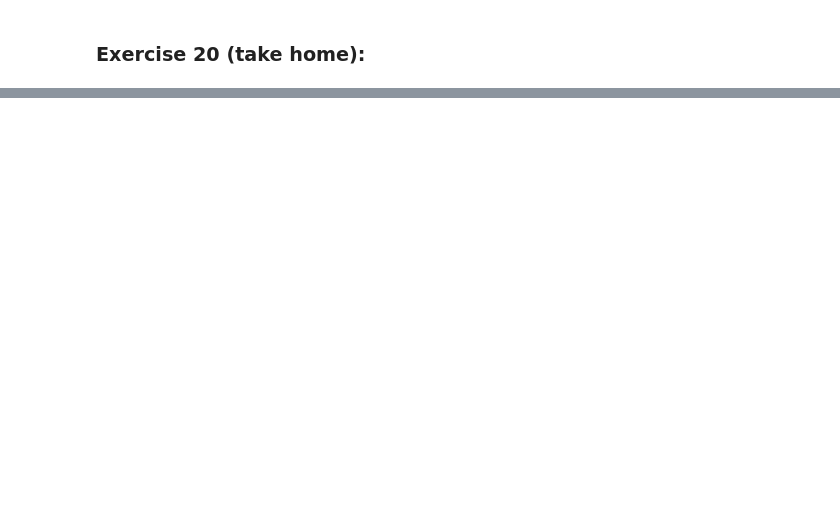
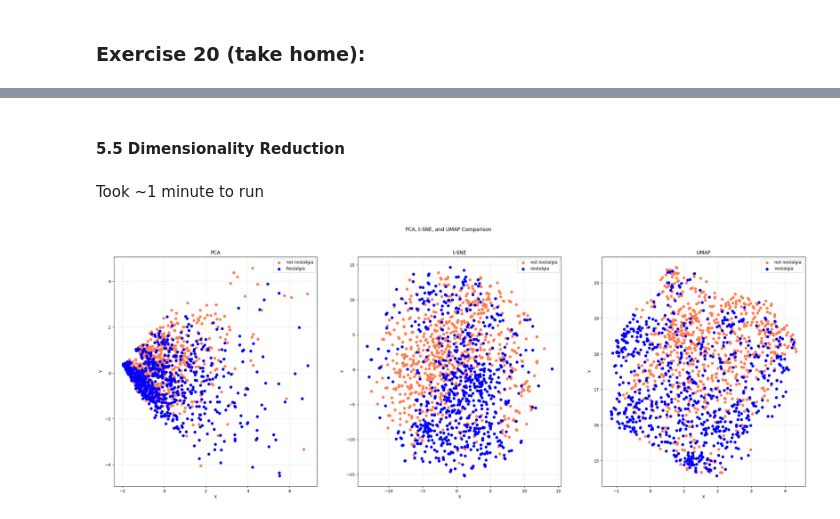
Before and after one commit to ryonaya/DM2024-Lab1-Homework, a Jupyter notebook: DM2024-Lab1-Homework.ipynb, the cells around one changed output, grey strips where cells are left out. Cells and saved outputs as stored; diff of their text form; code cells hidden in the pictures; blank space fills up the shorter version.

```diff
--- a/DM2024-Lab1-Homework.ipynb
+++ b/DM2024-Lab1-Homework.ipynb
@@ -378,0 +608,10 @@ X[0:9]
+# %%
+from PAMI.extras.DF2DB import DenseFormatDF as db
+# Loop through the dictionary of term-document DataFrames
+for category in term_document_dfs:
+    # Replace dots with underscores in the category name to avoid errors in the file creation
+    category_safe = category.replace('.', '_')
+
+    # Create the DenseFormatDF object and convert to a transactional database
+    obj = db.DenseFormatDF(term_document_dfs[category])
+    obj.convert2TransactionalDatabase(f'td_freq_db_{category_safe}.csv', '>=', 1)
@@ -378,0 +650,41 @@ X[0:9]
+# %% [markdown]
+#### 5.5 Dimensionality Reduction
+# %% [markdown]
+Took ~1 minute to run
+# %%
+from sklearn.decomposition import PCA
+from sklearn.manifold import TSNE
+import umap
+
+new_X_pca_tdm = PCA(n_components=2).fit_transform(new_tdm_df.values)
+new_X_tsne_tdm = TSNE(n_components=2).fit_transform(new_tdm_df.values)
+new_X_umap_tdm = umap.UMAP(n_components=2).fit_transform(new_tdm_df.values)
+# %%
+# Plot the results in subplots
+col = ['coral', 'blue']
+categories = new_X['sentiment_name'].unique()
+
+fig, axes = plt.subplots(1, 3, figsize=(30, 10))  # Create 3 subplots for PCA, t-SNE, and UMAP
+fig.suptitle('PCA, t-SNE, and UMAP Comparison')
+
+# Define a function to create a scatter plot for each method
+def plot_scatter(ax, X_reduced, title):
+    for c, category in zip(col, categories):
+        xs = X_reduced[new_X['sentiment_name'] == category].T[0]
+        ys = X_reduced[new_X['sentiment_name'] == category].T[1]
+        ax.scatter(xs, ys, c=c, marker='o', label=category)
+
+    ax.grid(color='gray', linestyle=':', linewidth=2, alpha=0.2)
+    ax.set_title(title)
+    ax.set_xlabel('X')
+    ax.set_ylabel('Y')
+    ax.legend(loc='upper right')
+
+# Step 4: Create scatter plots for PCA, t-SNE, and UMAP
+plot_scatter(axes[0], new_X_pca_tdm, 'PCA')
+plot_scatter(axes[1], new_X_tsne_tdm, 't-SNE')
+plot_scatter(axes[2], new_X_umap_tdm, 'UMAP')
+
+plt.show()
+# %% [output]
+[figure, added]
```
Also changed, not shown: parts of 41 cells of this notebook, 4 other files.
